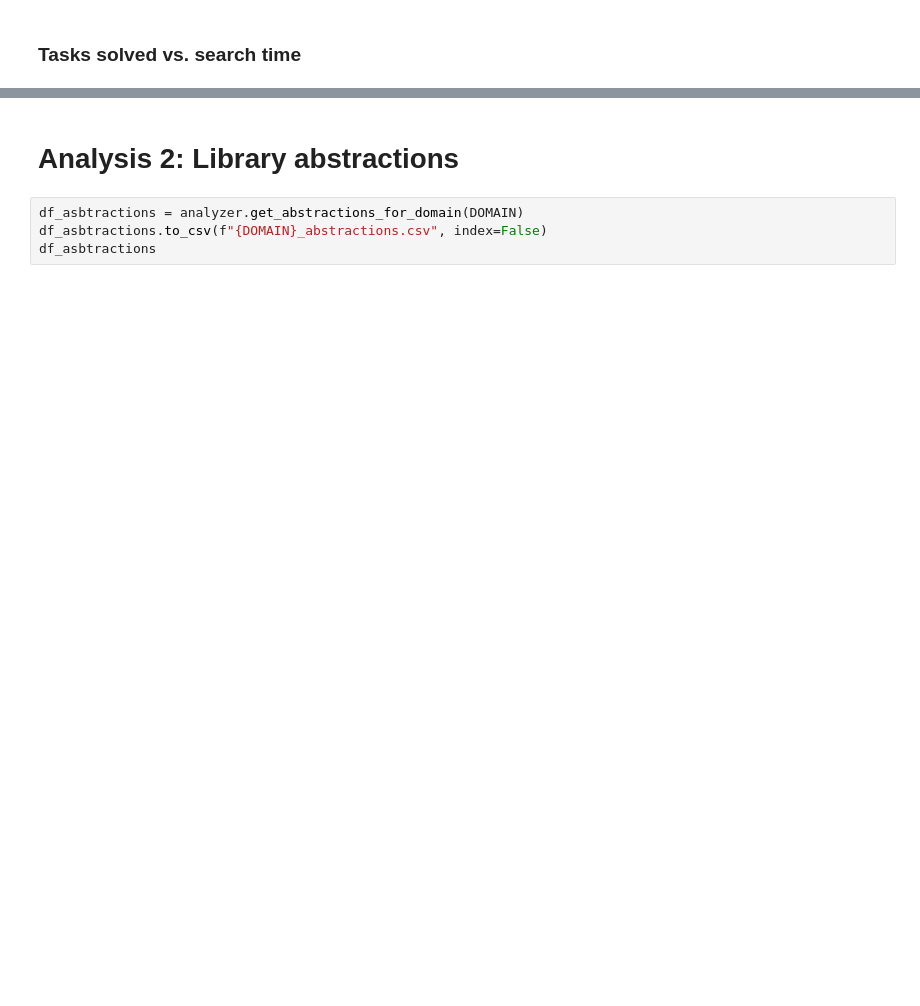
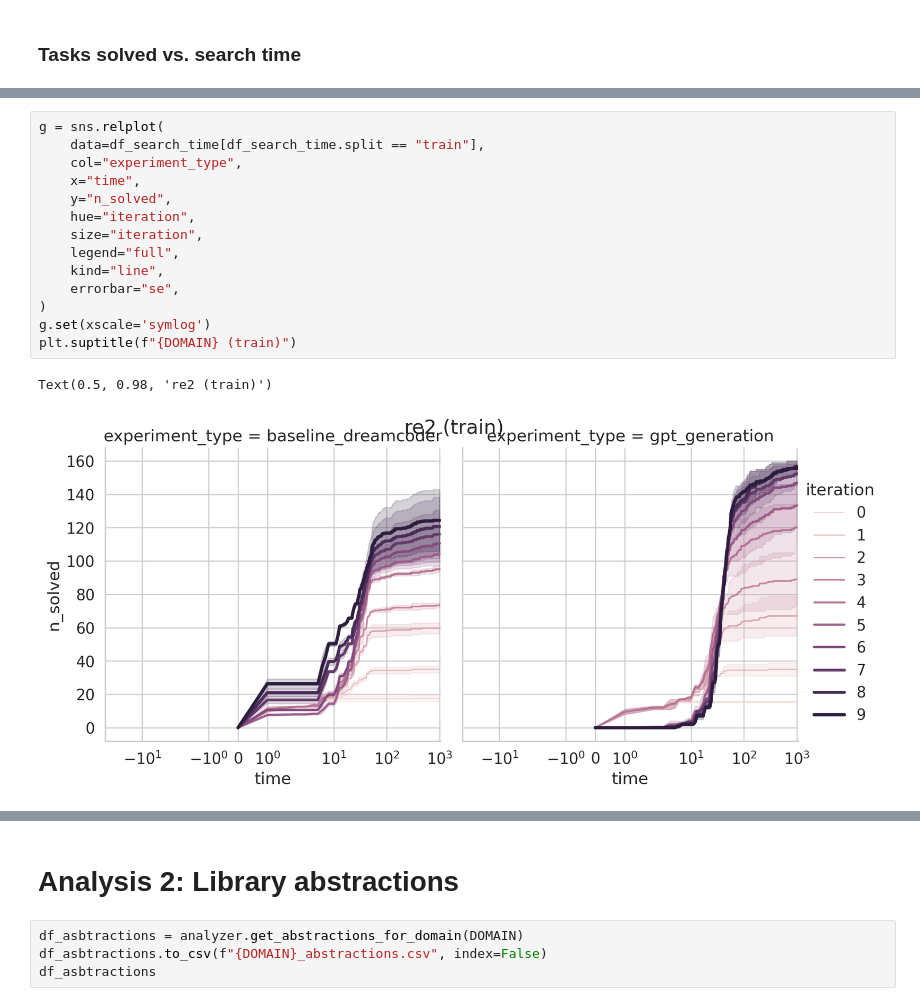
Before and after one commit to gabegrand/lilo, a Jupyter notebook: analysis/analyze_synthesis_experiment.ipynb, the cells around one changed output, grey strips where cells are left out. Saved outputs shown, nothing was run; the diff lists cells and outputs as text; blank space fills up the shorter version.

```diff
--- a/analysis/analyze_synthesis_experiment.ipynb
+++ b/analysis/analyze_synthesis_experiment.ipynb
@@ -176,3 +185,20 @@ Text(0.5, 1.0, 're2 (train)')
+# %%
+g = sns.relplot(
+    data=df_search_time[df_search_time.split == "train"],
+    col="experiment_type",
+    x="time",
+    y="n_solved",
+    hue="iteration",
+    size="iteration",
+    legend="full",
+    kind="line",
+    errorbar="se",
+)
+g.set(xscale='symlog')
+plt.suptitle(f"{DOMAIN} (train)")
+# %% [output]
+Text(0.5, 0.98, 're2 (train)')
+[figure, added]
 # %%
 g = sns.lineplot(
     data=df_search_time[df_search_time.split == "test"],
```
Also changed, not shown: parts of 18 cells of this notebook.
